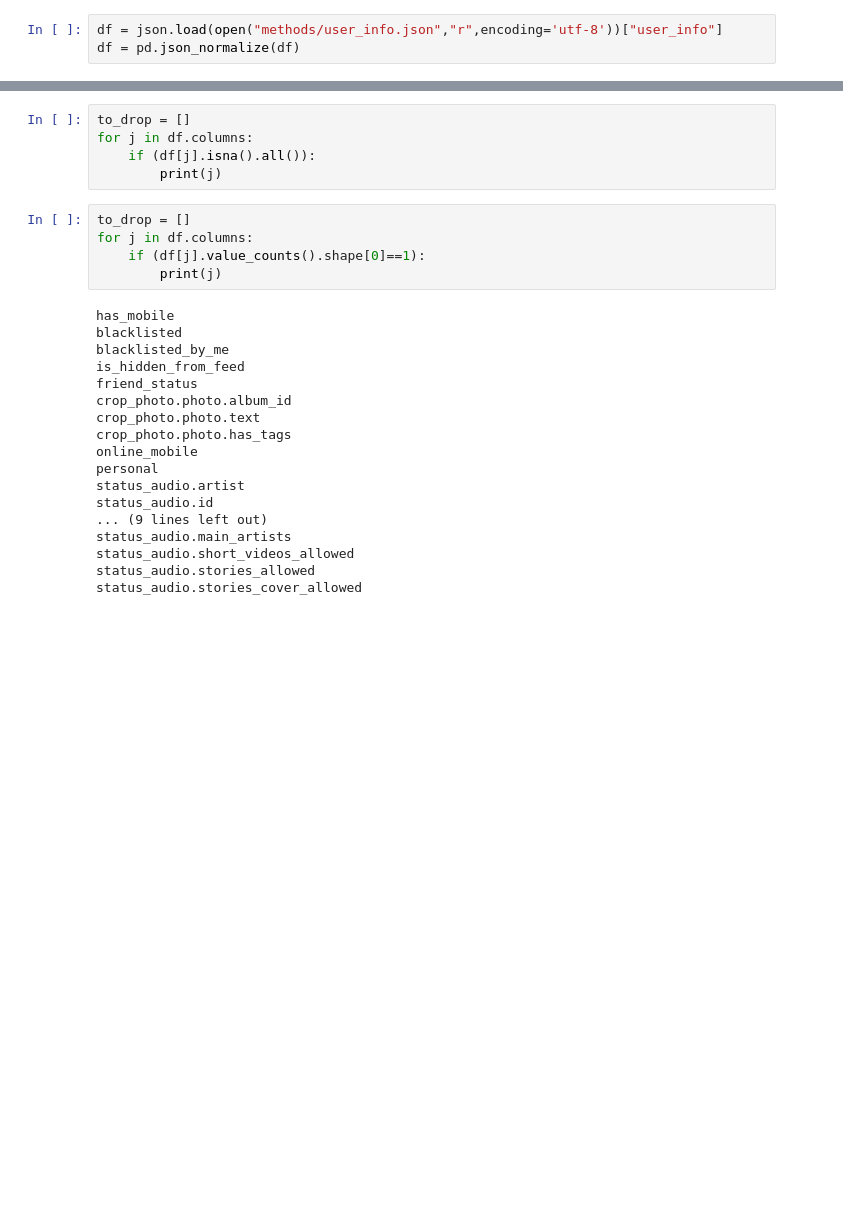
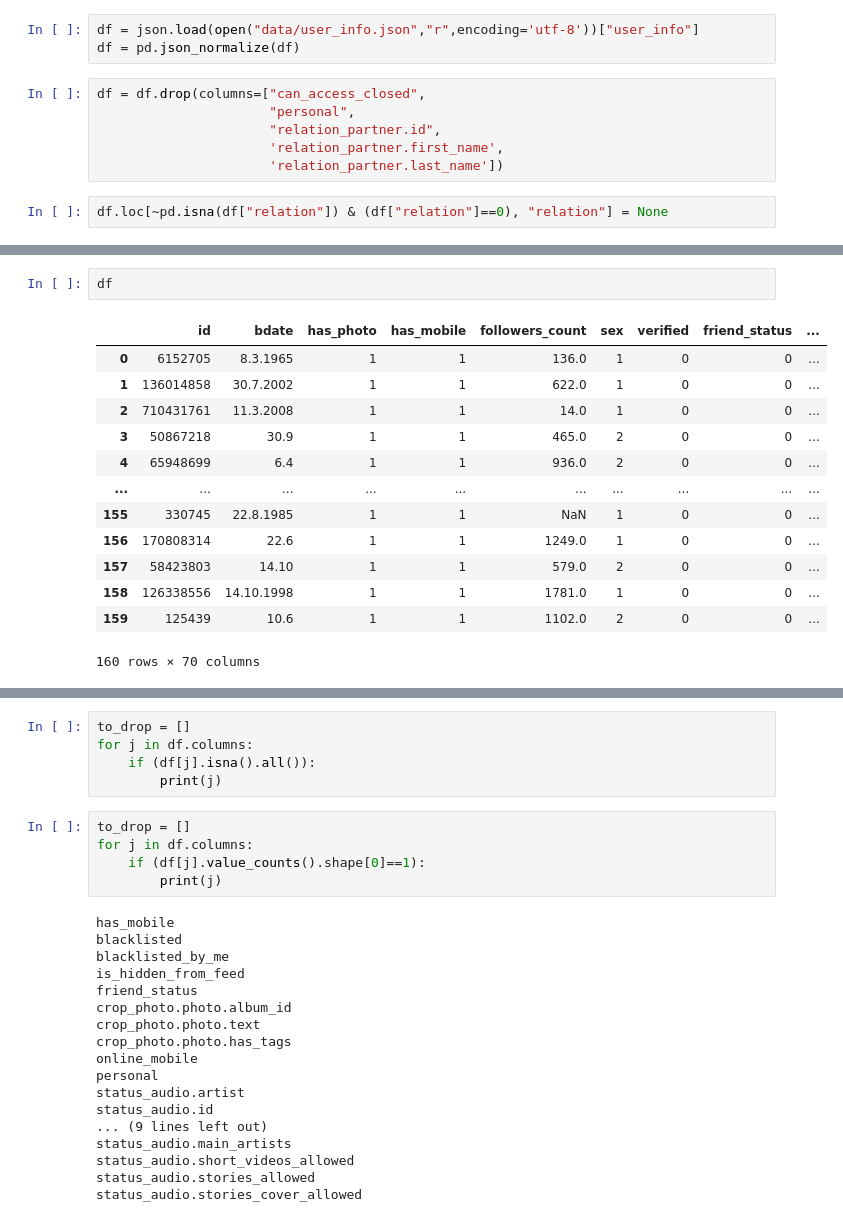
Before and after one commit to geniusserg/UserGenerator, a Jupyter notebook: research.ipynb, the cells around one changed output, grey strips where cells are left out. Saved outputs shown, nothing was run; the diff lists cells and outputs as text; blank space fills up the shorter version.

```diff
--- a/research.ipynb
+++ b/research.ipynb
@@ -4,3 +10,11 @@ import json
 # %%
-df = json.load(open("methods/user_info.json","r",encoding='utf-8'))["user_info"]
+df = json.load(open("data/user_info.json","r",encoding='utf-8'))["user_info"]
 df = pd.json_normalize(df)
+# %%
+df = df.drop(columns=["can_access_closed",
+                      "personal",
+                      "relation_partner.id",
+                      'relation_partner.first_name',
+                      'relation_partner.last_name'])
+# %%
+df.loc[~pd.isna(df["relation"]) & (df["relation"]==0), "relation"] = None
@@ -6,0 +32,16 @@ df = pd.json_normalize(df)
+# %%
+df
+# %% [output]
+|  | id | bdate | has_photo | has_mobile | followers_count | sex | verified | friend_status | ... |
+| 0 | 6152705 | 8.3.1965 | 1 | 1 | 136.0 | 1 | 0 | 0 | ... |
+| 1 | 136014858 | 30.7.2002 | 1 | 1 | 622.0 | 1 | 0 | 0 | ... |
+| 2 | 710431761 | 11.3.2008 | 1 | 1 | 14.0 | 1 | 0 | 0 | ... |
+| 3 | 50867218 | 30.9 | 1 | 1 | 465.0 | 2 | 0 | 0 | ... |
+| 4 | 65948699 | 6.4 | 1 | 1 | 936.0 | 2 | 0 | 0 | ... |
+| ... | ... | ... | ... | ... | ... | ... | ... | ... | ... |
+| 155 | 330745 | 22.8.1985 | 1 | 1 | NaN | 1 | 0 | 0 | ... |
+| 156 | 170808314 | 22.6 | 1 | 1 | 1249.0 | 1 | 0 | 0 | ... |
+| 157 | 58423803 | 14.10 | 1 | 1 | 579.0 | 2 | 0 | 0 | ... |
+| 158 | 126338556 | 14.10.1998 | 1 | 1 | 1781.0 | 1 | 0 | 0 | ... |
+| 159 | 125439 | 10.6 | 1 | 1 | 1102.0 | 2 | 0 | 0 | ... |
+160 rows × 70 columns
```
Also changed, not shown: parts of 7 cells of this notebook, 2 other files.
